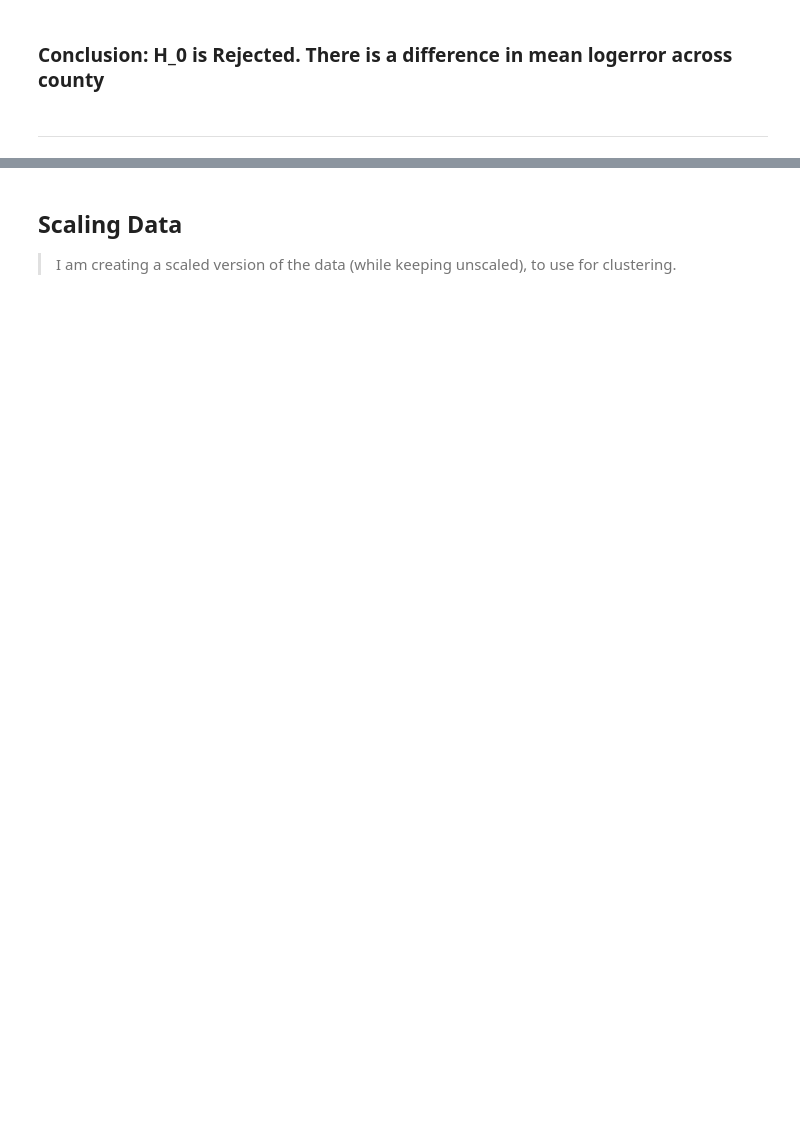
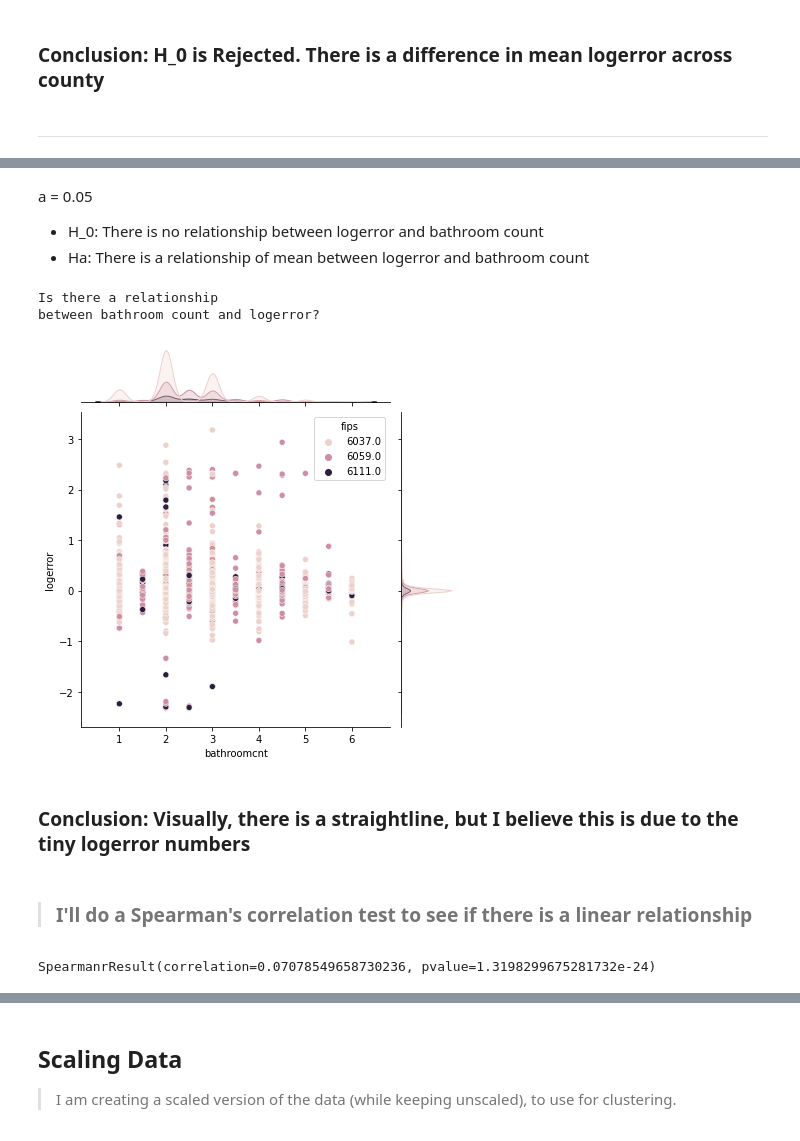
Before and after one commit to jeneyring/Clustering-Final-Project, a Jupyter notebook: Scratchpad.ipynb, the cells around one changed output, grey strips where cells are left out. Cells and saved outputs as stored; diff of their text form; code cells hidden in the pictures; blank space fills up the shorter version.

```diff
--- a/Scratchpad.ipynb
+++ b/Scratchpad.ipynb
@@ -531,0 +506,24 @@ _____________________________________________________________
+# %% [markdown]
+a = 0.05
+- H_0: There is no relationship between logerror and bathroom count
+- Ha: There is a relationship of mean between logerror and bathroom count
+# %%
+#creating a joinplot to see if any linear relationship (also adding in county)
+
+print("Is there a relationship\nbetween bathroom count and logerror?")
+sns.jointplot(x="bathroomcnt", y="logerror", data=train, hue = 'fips')
+plt.xlabel("Bathroomcnt")
+plt.ylabel("Logerror")
+plt.show()
+# %% [output]
+Is there a relationship
+between bathroom count and logerror?
+[figure, added]
+# %% [markdown]
+### Conclusion: Visually, there is a straightline, but I believe this is due to the tiny logerror numbers
+# %% [markdown]
+>### I'll do a Spearman's correlation test to see if there is a linear relationship
+# %%
+stats.spearmanr(train.bathroomcnt, train.logerror)
+# %% [output]
+SpearmanrResult(correlation=0.07078549658730236, pvalue=1.3198299675281732e-24)
```
Also changed, not shown: parts of 16 cells of this notebook.
